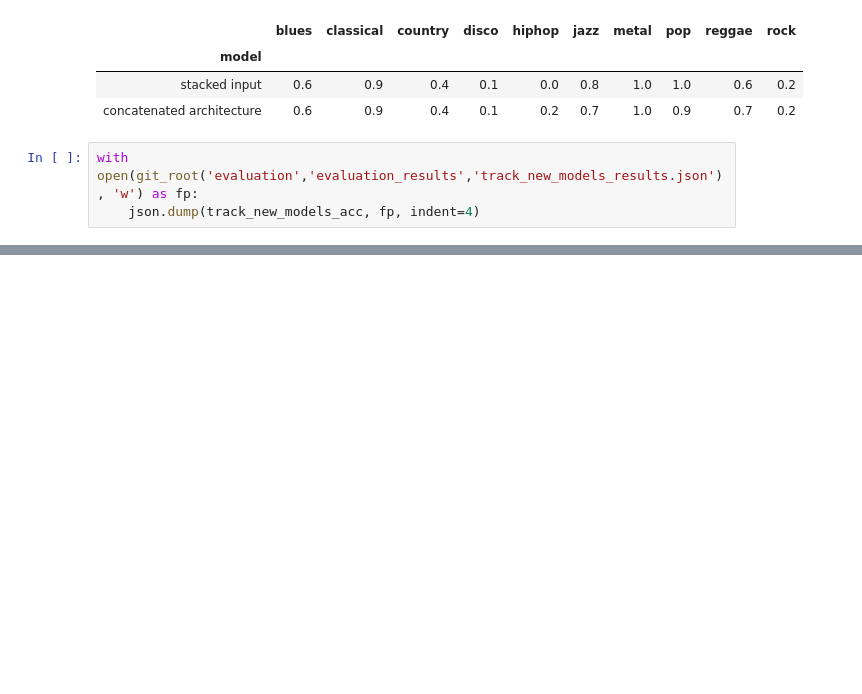
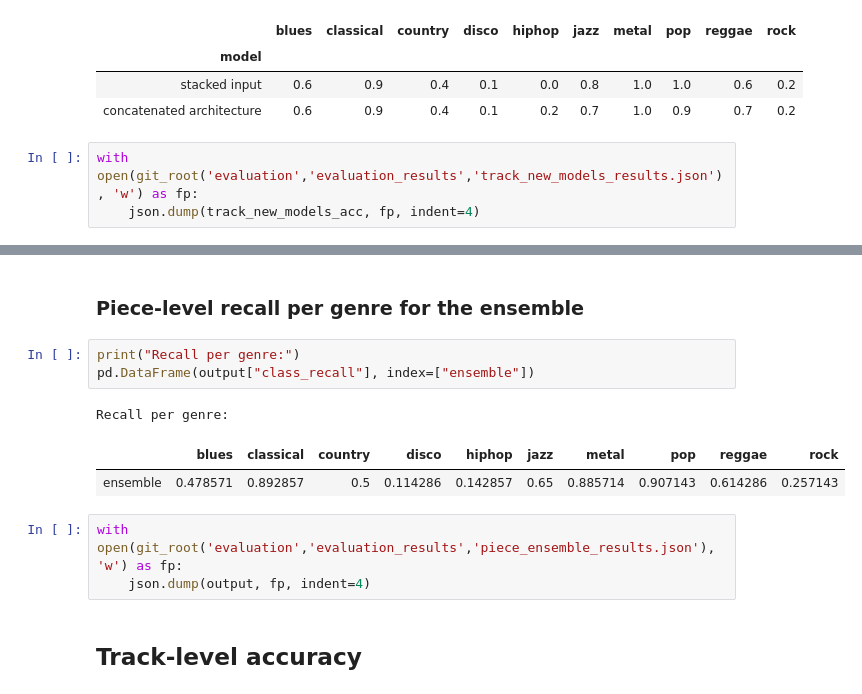
Before and after one commit to redouane-dziri/deep-music-classification, a Jupyter notebook: evaluation/evaluate_GLCM.ipynb, the cells around one changed output, grey strips where cells are left out. Saved outputs shown, nothing was run; the diff lists cells and outputs as text; blank space fills up the shorter version.

```diff
--- a/evaluation/evaluate_GLCM.ipynb
+++ b/evaluation/evaluate_GLCM.ipynb
@@ -600,0 +643,14 @@ with open(git_root('evaluation','evaluation_results','track_new_models_results.j
+# %% [markdown]
+### Piece-level recall per genre for the ensemble
+# %%
+print("Recall per genre:")
+pd.DataFrame(output["class_recall"], index=["ensemble"])
+# %% [output]
+Recall per genre:
+|  | blues | classical | country | disco | hiphop | jazz | metal | pop | reggae | rock |
+| ensemble | 0.478571 | 0.892857 | 0.5 | 0.114286 | 0.142857 | 0.65 | 0.885714 | 0.907143 | 0.614286 | 0.257143 |
+# %%
+with open(git_root('evaluation','evaluation_results','piece_ensemble_results.json'), 'w') as fp:
+    json.dump(output, fp, indent=4)
+# %% [markdown]
+## Track-level accuracy
```
Also changed, not shown: parts of 13 cells of this notebook, 2 other files.
